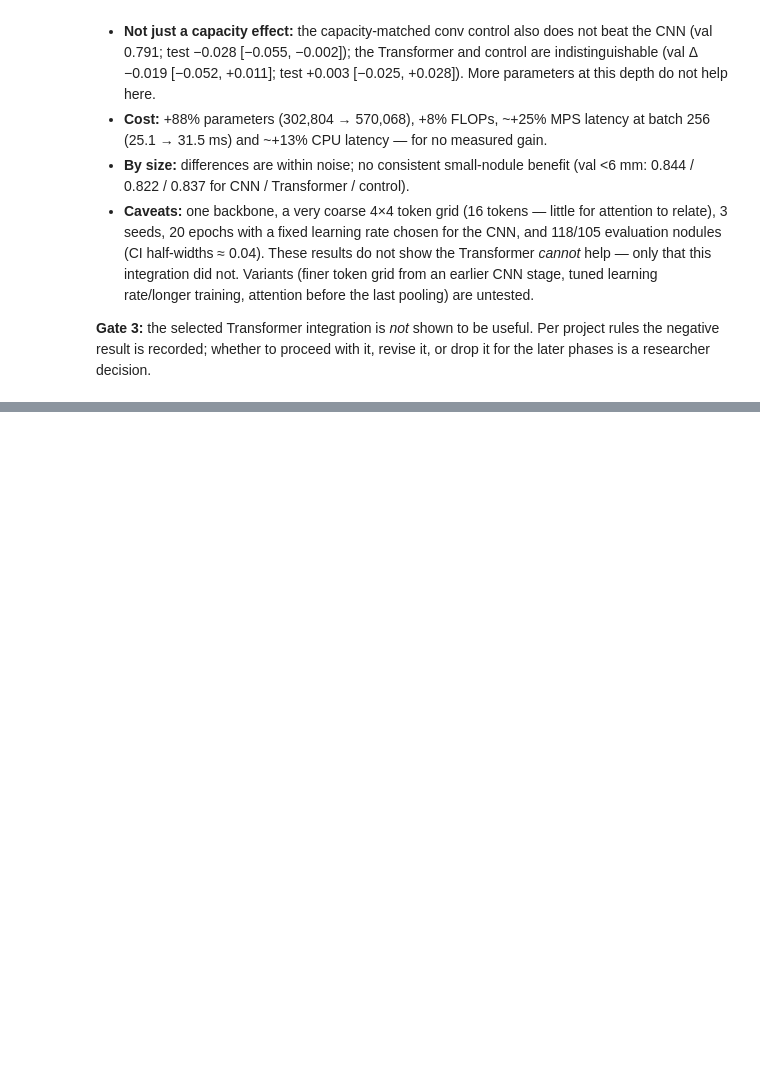
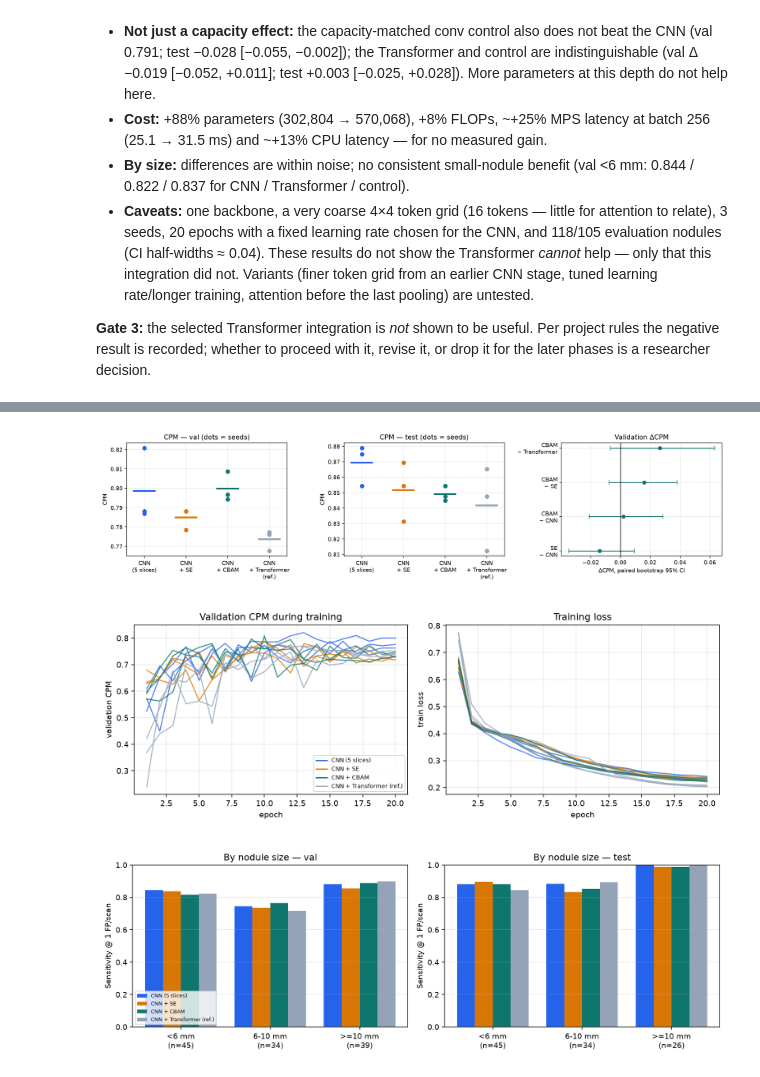
Before and after one commit to VISHAL662004/BTP, a Jupyter notebook: notebooks/05_model_analysis.ipynb, the cells around one changed output, grey strips where cells are left out. Drawn from its saved outputs; the diff is of its cells as text; code cells hidden in the pictures; blank space fills up the shorter version.

Commit message:
Complete Phase 8: SE/CBAM attention on 5-slice CNN (3 seeds), efficiency incl. memory, attention-map analysis; negative result recorded
Co-Authored-By: Claude Sonnet 5.5 <noreply@anthropic.com>

```diff
--- a/notebooks/05_model_analysis.ipynb
+++ b/notebooks/05_model_analysis.ipynb
@@ -89,0 +127,6 @@ display(Image(f'{F}/phase7_by_size.png'))
+# %%
+display(Image(f'{F}/phase8_cpm_comparison.png')); display(Image(f'{F}/phase8_training_curves.png')); display(Image(f'{F}/phase8_by_size.png'))
+# %% [output]
+[figure, added]
+[figure, added]
+[figure, added]
```
Also changed, not shown: parts of 9 cells of this notebook, 56 other files.
